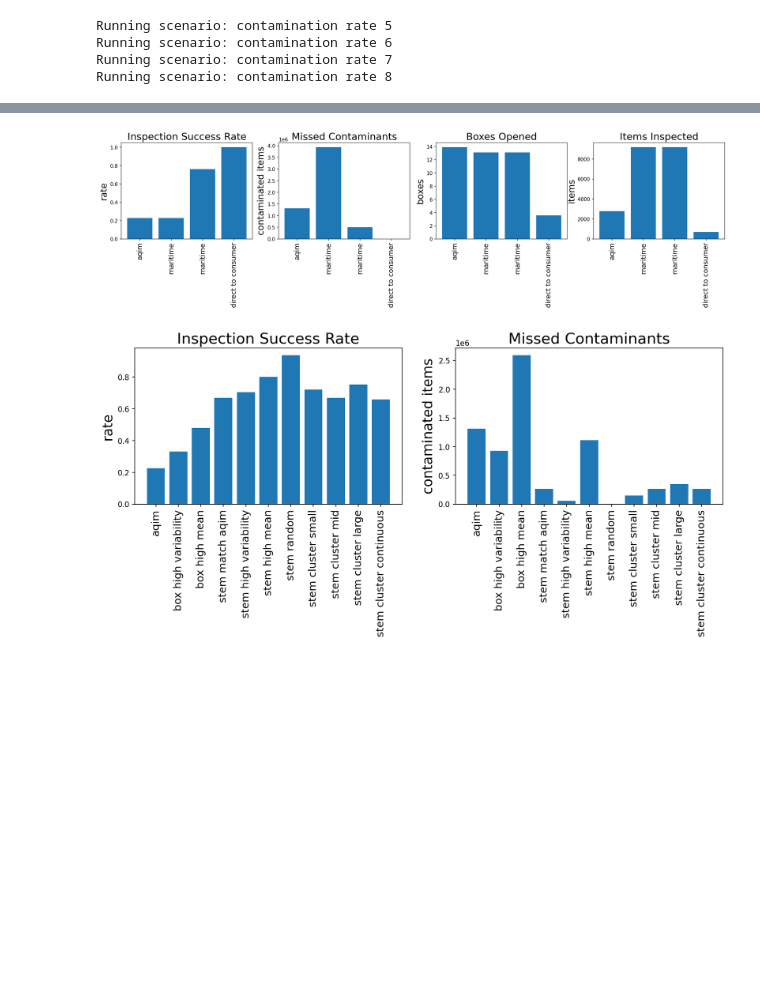
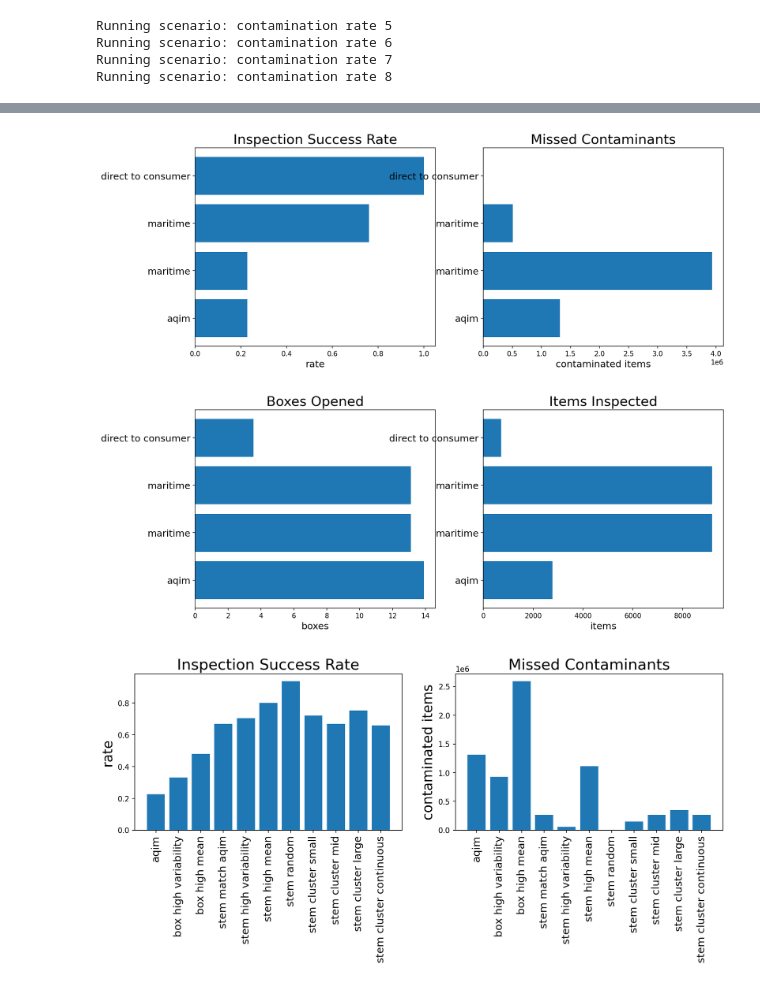
Before and after one commit to ncsu-landscape-dynamics/popsborder, a Jupyter notebook: simulation_use_cases.ipynb, the cells around one changed output, grey strips where cells are left out. Saved outputs shown, nothing was run; the diff lists cells and outputs as text; code cells hidden in the pictures; blank space fills up the shorter version.

```diff
--- a/simulation_use_cases.ipynb
+++ b/simulation_use_cases.ipynb
@@ -384,38 +390,39 @@ patch_1 = mpatches.Patch(color="#1f78b4", label="hypergeometric 0.1")
 patch_2 = mpatches.Patch(color="#a6cee3", label="hypergeometric 0.05")
 patch_3 = mpatches.Patch(color="#b2df8a", label="proportion 0.02")
 # %%
-plt.figure(figsize=(22, 4), dpi=150)
-plt.subplot(141)
-plt.bar(df_cargo_config["name"], df_cargo_config["inspection success rate"])
+plt.figure(figsize=(14,6), dpi=150)
+plt.subplot(121)
+plt.barh(df_cargo_config["name"], df_cargo_config["inspection success rate"])
 plt.title("Inspection Success Rate", fontsize=20)
-plt.ylabel("rate", fontsize=18)
-plt.xticks(ticks=np.arange(4),labels=df_cargo_config["consignment name"], rotation='vertical', fontsize=14)
-plt.subplot(142)
-plt.bar(df_cargo_config["name"], df_cargo_config["missed contaminants"])
+plt.xlabel("rate", fontsize=14)
+plt.yticks(ticks=np.arange(4),labels=df_cargo_config["consignment name"], fontsize=14)
+plt.subplot(122)
+plt.barh(df_cargo_config["name"], df_cargo_config["missed contaminants"])
 plt.title("Missed Contaminants", fontsize=20)
-plt.ylabel("contaminated items", fontsize=18)
-plt.xticks(ticks=np.arange(4),labels=df_cargo_config["consignment name"], rotation='vertical', fontsize=14)
-#plt.subplots_adjust(bottom=0.4)
+plt.xlabel("contaminated items", fontsize=14)
+plt.yticks(ticks=np.arange(4),labels=df_cargo_config["consignment name"],fontsize=14)
+plt.subplots_adjust(bottom=0.2)
 # plt.savefig("cargo_config_scenario_plots_1.png")
-# plt.show()
+plt.show()
 
-#plt.figure(figsize=(14, 6), dpi=150)
-plt.subplot(143)
-plt.bar(df_cargo_config["name"], df_cargo_config["boxes opened completion"])
+plt.figure(figsize=(14, 6), dpi=150)
+plt.subplot(121)
+plt.barh(df_cargo_config["name"], df_cargo_config["boxes opened completion"])
 plt.title("Boxes Opened", fontsize=20)
-plt.ylabel("boxes", fontsize=18)
-plt.xticks(ticks=np.arange(4),labels=df_cargo_config["consignment name"], rotation='vertical', fontsize=14)
-plt.subplot(144)
-plt.bar(df_cargo_config["name"], df_cargo_config["items inspected completion"])
+plt.xlabel("boxes", fontsize=14)
+plt.yticks(ticks=np.arange(4),labels=df_cargo_config["consignment name"], fontsize=14)
+plt.subplot(122)
+plt.barh(df_cargo_config["name"], df_cargo_config["items inspected completion"])
 plt.title("Items Inspected", fontsize=20)
-plt.ylabel("items", fontsize=18)
+plt.xlabel("items", fontsize=14)
 #plt.legend(handles=[patch_1,patch_2,patch_3], loc = "upper left", fontsize=14)
-plt.xticks(ticks=np.arange(4),labels=df_cargo_config["consignment name"], rotation='vertical', fontsize=14)
+plt.yticks(ticks=np.arange(4),labels=df_cargo_config["consignment name"], fontsize=14)
 plt.subplots_adjust(bottom=0.2)
-plt.savefig("cargo_config_scenario_plots.png")
+#plt.savefig("cargo_config_scenario_plots.png")
 plt.show()
 # %% [output]
-[figure, old version]
+[figure, new version]
+[figure, added]
 # %%
 plt.figure(figsize=(14, 6), dpi=150)
 plt.subplot(121)
```
Also changed, not shown: parts of 4 cells of this notebook, 7 other files.
